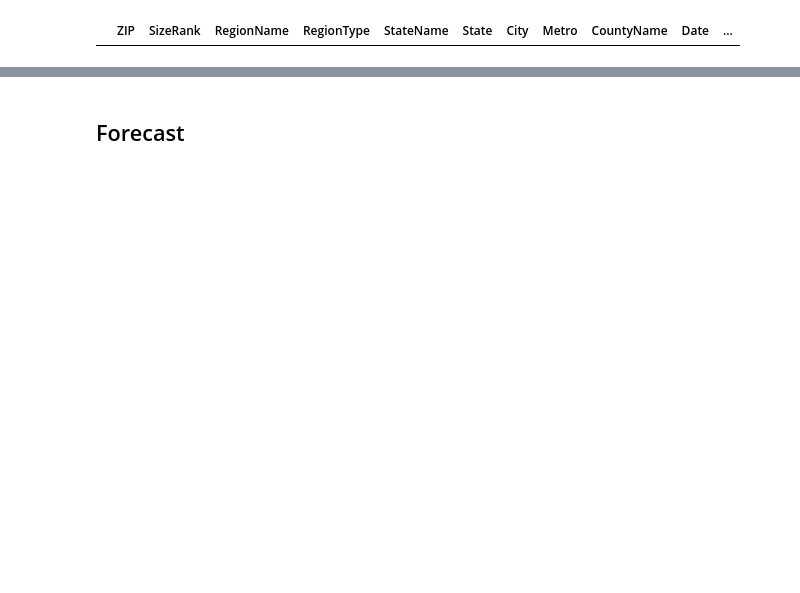
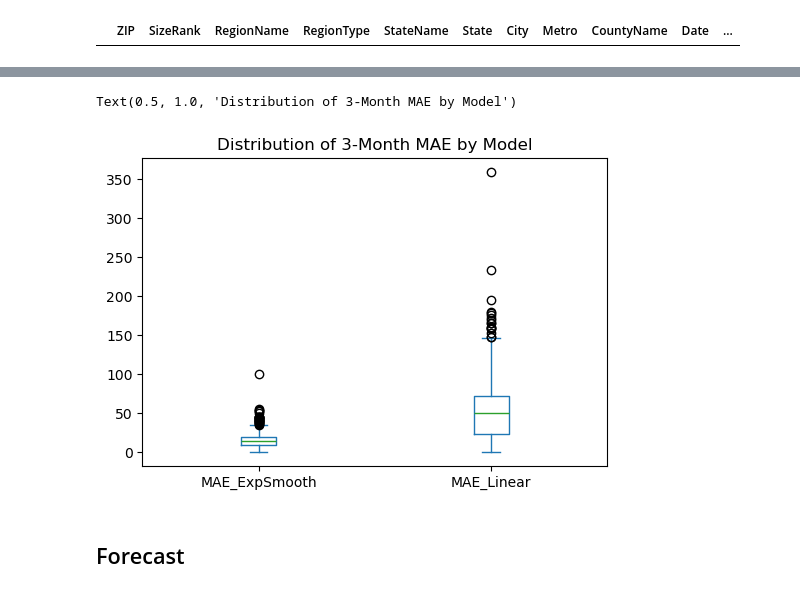
Before and after one commit to kbarckhoff/CSE6242-Project, a Jupyter notebook: forecast_nb.ipynb, the cells around one changed output, grey strips where cells are left out. Cells and saved outputs as stored; diff of their text form; code cells hidden in the pictures; blank space fills up the shorter version.

```diff
--- a/forecast_nb.ipynb
+++ b/forecast_nb.ipynb
@@ -167,3 +288,9 @@ anomalies.head()
+# %%
+cv_df[['MAE_ExpSmooth','MAE_Linear']].plot(kind='box', figsize=(6,4))
+plt.title('Distribution of 3-Month MAE by Model')
+# %% [output]
+Text(0.5, 1.0, 'Distribution of 3-Month MAE by Model')
+[figure, added]
 # %% [markdown]
 ## Forecast
 # %%
```
Also changed, not shown: parts of 21 cells of this notebook.
